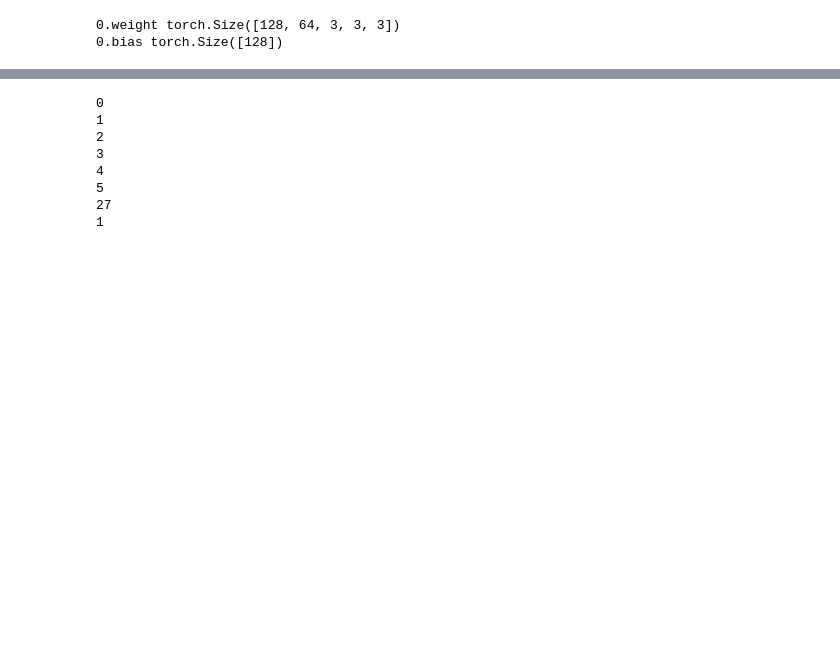
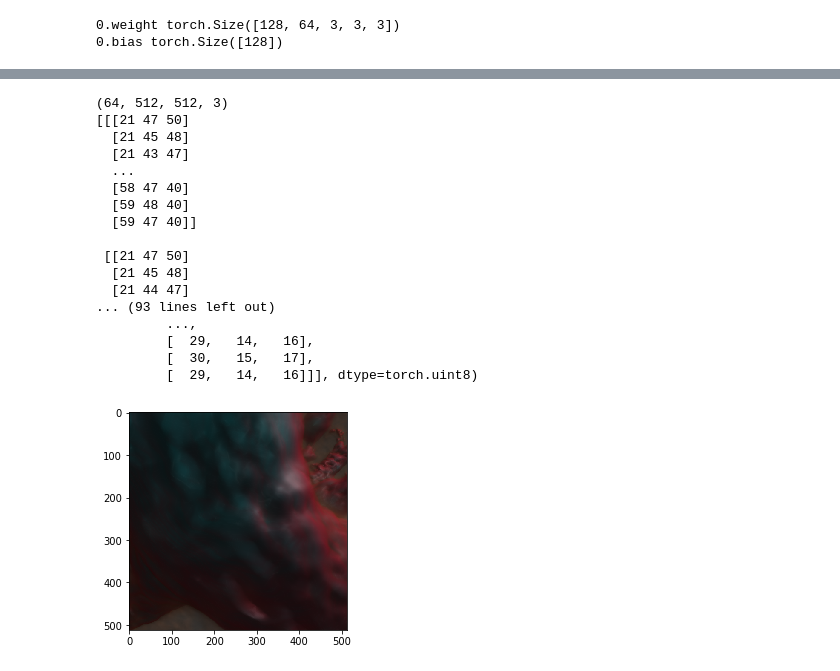
Before and after one commit to seankmartin/LF_View_Synthesis, a Jupyter notebook: Notebooks/Pretrained.ipynb, the cells around one changed output, grey strips where cells are left out. Saved outputs shown, nothing was run; the diff lists cells and outputs as text; code cells hidden in the pictures; blank space fills up the shorter version.

Commit message:
Added code for stacking images

```diff
--- a/Notebooks/Pretrained.ipynb
+++ b/Notebooks/Pretrained.ipynb
@@ -32,18 +48,3 @@ def normalise_lf(sample):
     lf = sample['colour']
     lf.div_(maximum).mul_(2.0).add_(-1.0)
     return sample
-# %%
-#output_dir = '/users/pgrad/martins7/turing/overflow-storage/lf_volume_sets'
-output_dir='/media/martins7/TOSHIBA EXT/lf_volume_sets'
-hdf5_name = 'lf_set.h5'
-loc = os.path.join(output_dir, hdf5_name)
-
-with h5py.File(loc, mode='r', libver='latest', swmr=True) as hdf:
-    #print(list(hdf.keys()))
-    plt.imshow((hdf['val']['colour']['images'][2,0,...]))
-    #plt.imshow((hdf['val']['colour']['images'][2,0,:,:,:]))
-    print(hdf['val']['colour']['images'][2, 0, ...])
-    #print(hdf['val']['disparity'].attrs['shape'])
-    #print(hdf['train']['colour'].attrs['shape'][2])
-    col = torch.from_numpy(
-        hdf['val']['colour']['images'][2, ...]).float()
@@ -82,18 +51,42 @@ im2 = Image.open(os.path.join(dir2, 'Colour40.png'))
-# %%
-x = np.arange(6).reshape(-1, 2)
-for y1, y2 in x:
-    print(y1)
-    print(y2)
-
-print((7 * 7)// 2 + 7 //2)
-
-print(4 // 4)
-# %% [output]
-0
-1
-2
-3
-4
-5
-27
-1
+# %%
+output_dir = '/users/pgrad/martins7/turing/overflow-storage/numpy_set'
+#output_dir='/media/martins7/TOSHIBA EXT/lf_volume_sets'
+hdf5_name = 'lf_set.h5'
+loc = os.path.join(output_dir, hdf5_name)
+
+with h5py.File(loc, mode='r', libver='latest', swmr=True) as hdf:
+    colour_images = hdf['val/colour/images']
+    print(colour_images[0].shape)
+    print(colour_images[0, 0])
+    print(test[0].shape)
+    out3 = torch.squeeze(torch.cat(torch.chunk(input_t, 64, dim=0), dim=-1))
+
+    # To concatenate into RBG channels use
+    #out3 = torch.squeeze(torch.cat(torch.chunk(input_t, 3, dim=-1)))
+    # The problem is I'm not sure how to get the input back quickly...
+
+    print(out3[0])
+    print(out3.shape)
+    plt.imshow(out3[:, :, :3].numpy())
+    input_back = torch.stack(torch.chunk(out3, 64, dim=-1))
+    print(input_back.shape)
+    print(input_back[0])
+# %% [output]
+(64, 512, 512, 3)
+[[[21 47 50]
+  [21 45 48]
+  [21 43 47]
+  ...
+  [58 47 40]
+  [59 48 40]
+  [59 47 40]]
+
+ [[21 47 50]
+  [21 45 48]
+  [21 44 47]
+... (93 lines left out)
+         ...,
+         [  29,   14,   16],
+         [  30,   15,   17],
+         [  29,   14,   16]]], dtype=torch.uint8)
+[figure, added]
```
Also changed, not shown: parts of 5 cells of this notebook.
